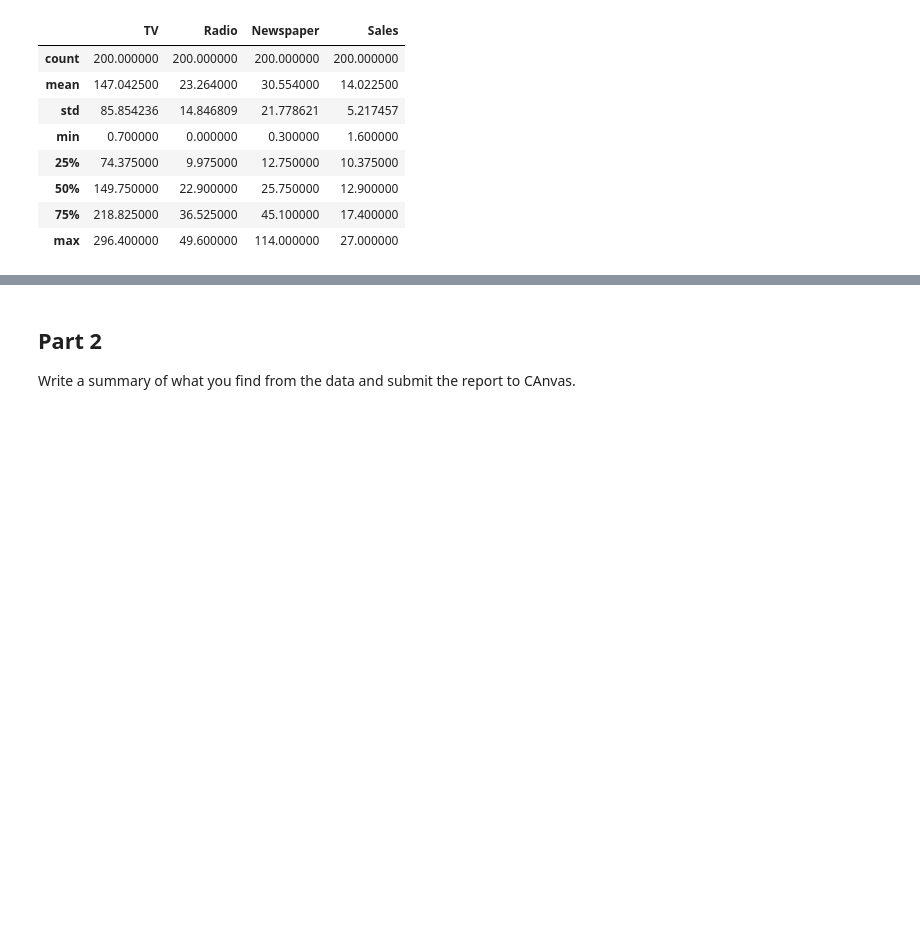
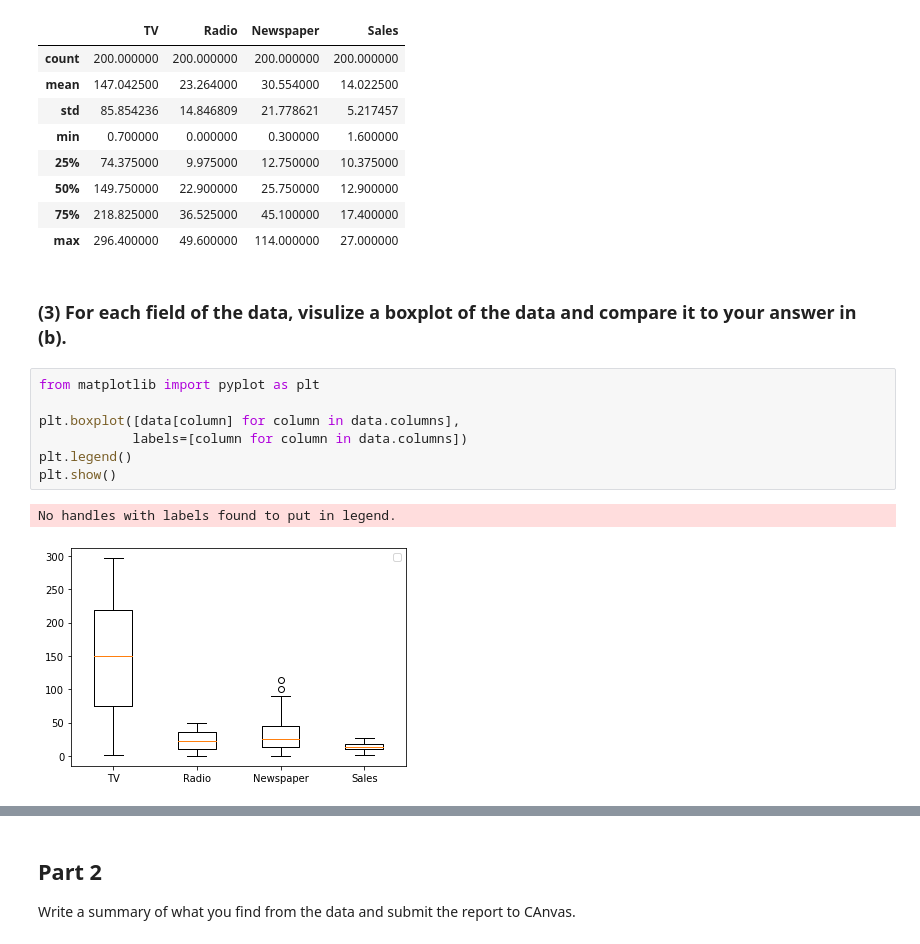
Before and after one commit to miamrodgers/4310-ML, a Jupyter notebook: ME1_simpleAnalysis/data_analysis.ipynb, the cells around one changed output, grey strips where cells are left out. Cells and saved outputs as stored; diff of their text form; blank space fills up the shorter version.

```diff
--- a/ME1_simpleAnalysis/data_analysis.ipynb
+++ b/ME1_simpleAnalysis/data_analysis.ipynb
@@ -100,3 +110,15 @@ data.describe()
 | 50% | 149.750000 | 22.900000 | 25.750000 | 12.900000 |
 | 75% | 218.825000 | 36.525000 | 45.100000 | 17.400000 |
 | max | 296.400000 | 49.600000 | 114.000000 | 27.000000 |
+# %% [markdown]
+### (3) For each field of the data, visulize a boxplot of the data and compare it to your answer in (b).
+# %%
+from matplotlib import pyplot as plt
+
+plt.boxplot([data[column] for column in data.columns],
+            labels=[column for column in data.columns])
+plt.legend()
+plt.show()
+# %% [output]
+No handles with labels found to put in legend.
+[figure, added]
```
Also changed, not shown: parts of 16 cells of this notebook, 1 other file.
